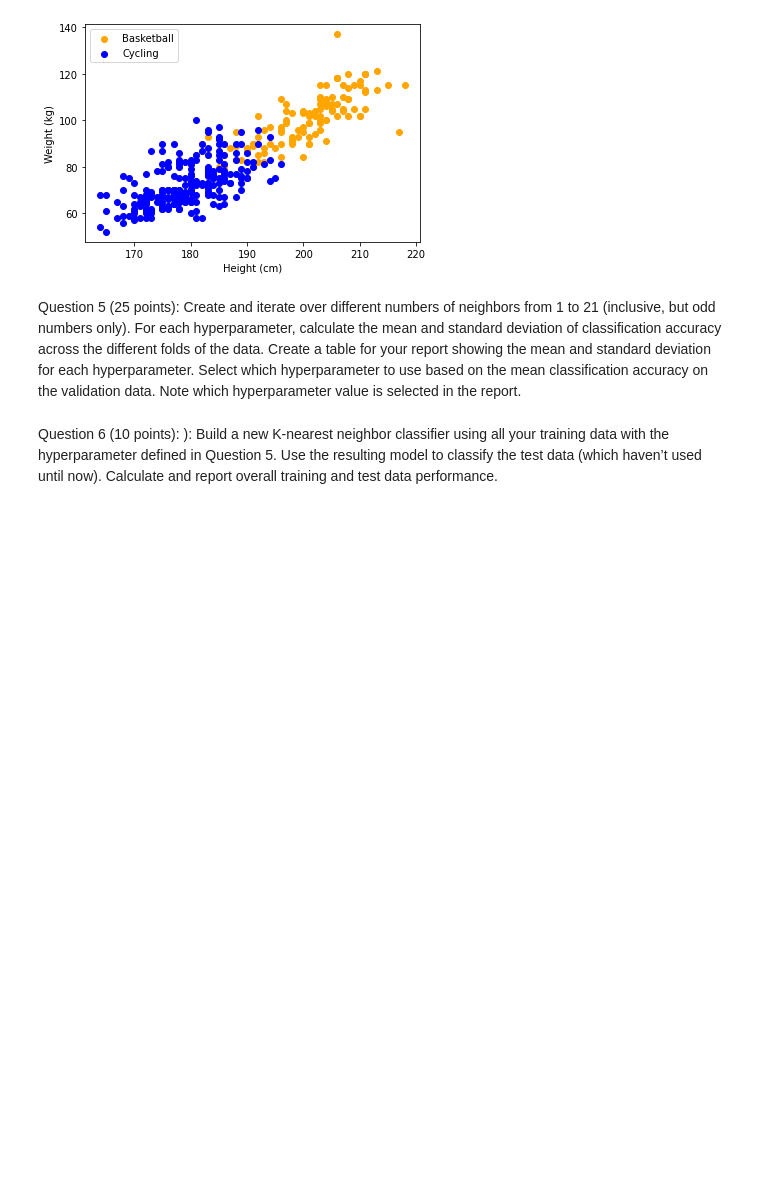
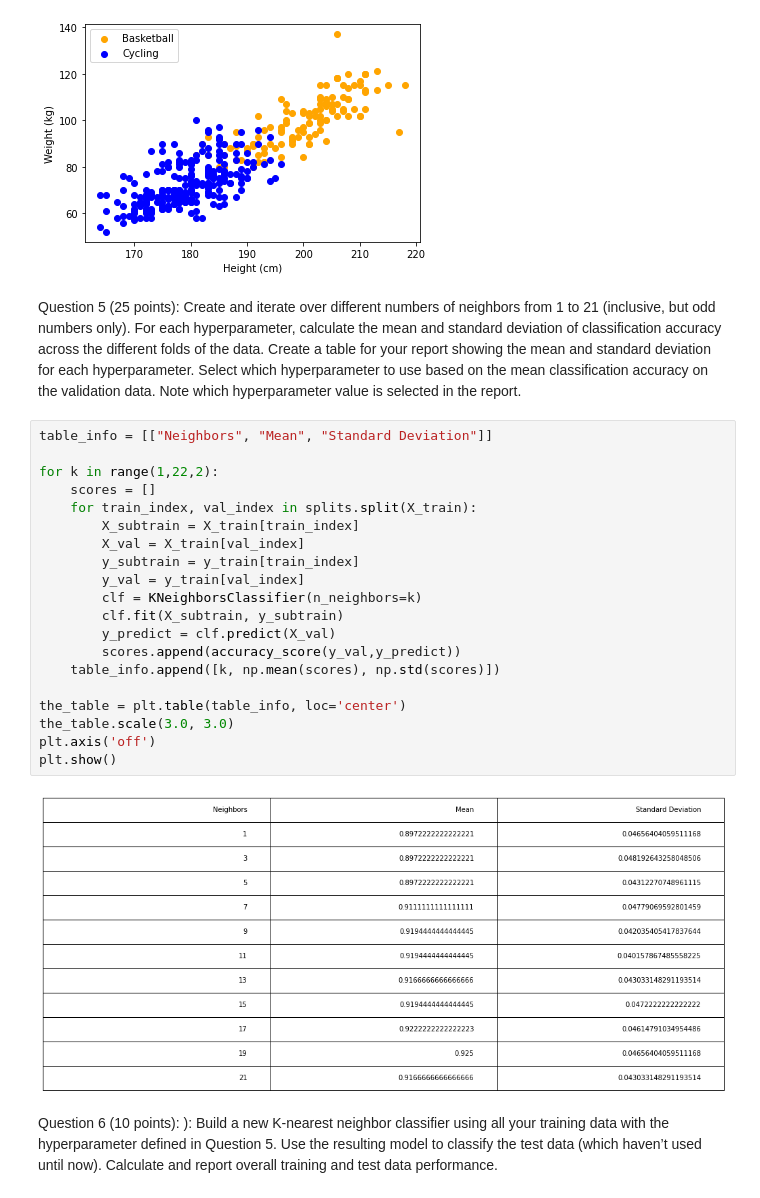
Before and after one commit to sarhuang/cosc425, a Jupyter notebook: Lab2/lab2.ipynb, the cells around one changed output. Cells and saved outputs as stored; diff of their text form; blank space fills up the shorter version.

```diff
--- a/Lab2/lab2.ipynb
+++ b/Lab2/lab2.ipynb
@@ -97,6 +97,28 @@ Question 5 (25 points): Create and iterate over different numbers of neighbors f
 for your report showing the mean and standard deviation for each hyperparameter. Select
 which hyperparameter to use based on the mean classification accuracy on the validation
 data. Note which hyperparameter value is selected in the report.
+# %%
+table_info = [["Neighbors", "Mean", "Standard Deviation"]]
+
+for k in range(1,22,2):
+    scores = []
+    for train_index, val_index in splits.split(X_train):
+        X_subtrain = X_train[train_index]
+        X_val = X_train[val_index]
+        y_subtrain = y_train[train_index]
+        y_val = y_train[val_index]
+        clf = KNeighborsClassifier(n_neighbors=k)
+        clf.fit(X_subtrain, y_subtrain)
+        y_predict = clf.predict(X_val)
+        scores.append(accuracy_score(y_val,y_predict))
+    table_info.append([k, np.mean(scores), np.std(scores)])
+
+the_table = plt.table(table_info, loc='center')
+the_table.scale(3.0, 3.0)
+plt.axis('off')
+plt.show()
+# %% [output]
+[figure, added]
 # %% [markdown]
 Question 6 (10 points): ): Build a new K-nearest neighbor classifier using all your training
 data with the hyperparameter defined in Question 5. Use the resulting model to classify the
```
Also changed, not shown: parts of 2 cells of this notebook.
